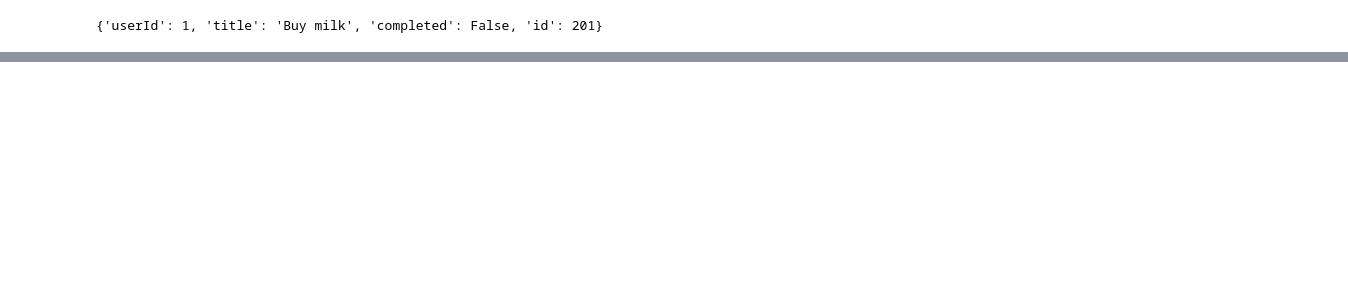
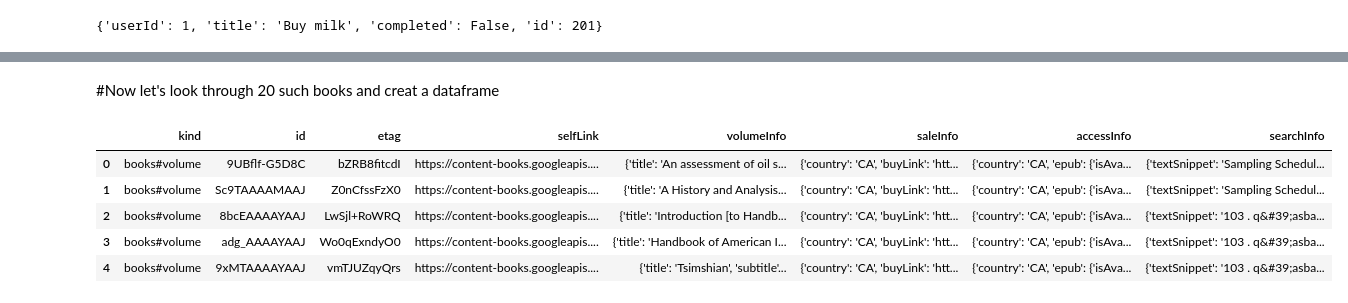
Before and after one commit to ican2x/AI_can, a Jupyter notebook: APIrequesttester.ipynb, the cells around one changed output, grey strips where cells are left out. Saved outputs shown, nothing was run; the diff lists cells and outputs as text; code cells hidden in the pictures; blank space fills up the shorter version.

Commit message:
added books

```diff
--- a/APIrequesttester.ipynb
+++ b/APIrequesttester.ipynb
@@ -28,0 +147,2 @@ response.json()
+# %% [markdown]
+#Now let's look through 20 such books and creat a dataframe
@@ -28,0 +1133,16 @@ response.json()
+# %%
+response = requests.post(api_url, json=books)
+many_books=response.json()
+# %%
+the_books=many_books["items"]
+# %%
+big_df=pd.DataFrame(the_books)
+# %%
+big_df.head()
+# %% [output]
+|  | kind | id | etag | selfLink | volumeInfo | saleInfo | accessInfo | searchInfo |
+| 0 | books#volume | 9UBflf-G5D8C | bZRB8fitcdI | https://content-books.googleapis.... | {'title': 'An assessment of oil s... | {'country': 'CA', 'buyLink': 'htt... | {'country': 'CA', 'epub': {'isAva... | {'textSnippet': 'Sampling Schedul... |
+| 1 | books#volume | Sc9TAAAAMAAJ | Z0nCfssFzX0 | https://content-books.googleapis.... | {'title': 'A History and Analysis... | {'country': 'CA', 'buyLink': 'htt... | {'country': 'CA', 'epub': {'isAva... | {'textSnippet': 'Sampling Schedul... |
+| 2 | books#volume | 8bcEAAAAYAAJ | LwSjl+RoWRQ | https://content-books.googleapis.... | {'title': 'Introduction [to Handb... | {'country': 'CA', 'buyLink': 'htt... | {'country': 'CA', 'epub': {'isAva... | {'textSnippet': '103 . q&#39;asba... |
+| 3 | books#volume | adg_AAAAYAAJ | Wo0qExndyO0 | https://content-books.googleapis.... | {'title': 'Handbook of American I... | {'country': 'CA', 'buyLink': 'htt... | {'country': 'CA', 'epub': {'isAva... | {'textSnippet': '103 . q&#39;asba... |
+| 4 | books#volume | 9xMTAAAAYAAJ | vmTJUZqyQrs | https://content-books.googleapis.... | {'title': 'Tsimshian', 'subtitle'... | {'country': 'CA', 'buyLink': 'htt... | {'country': 'CA', 'epub': {'isAva... | {'textSnippet': '103 . q&#39;asba... |
```
Also changed, not shown: parts of 16 cells of this notebook, 1 other file.
